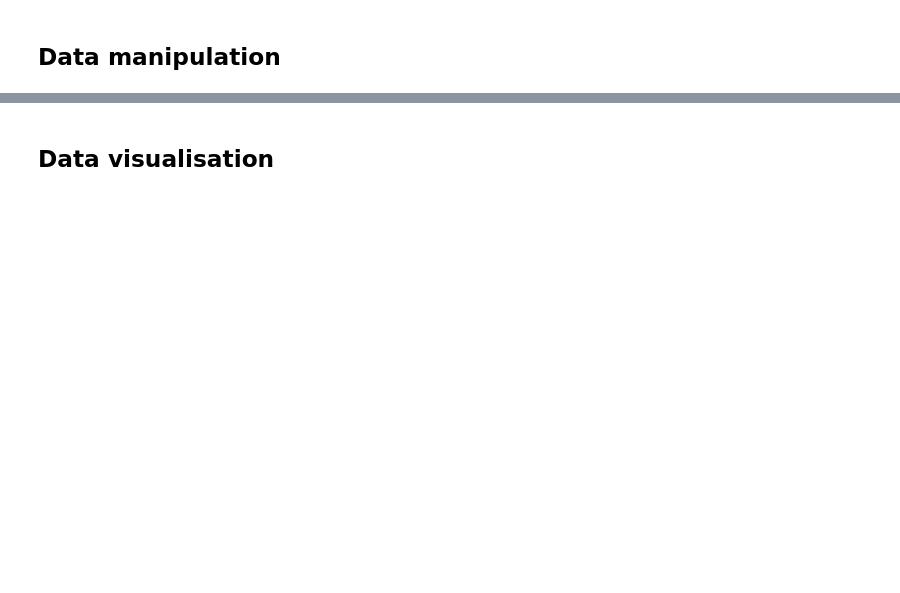
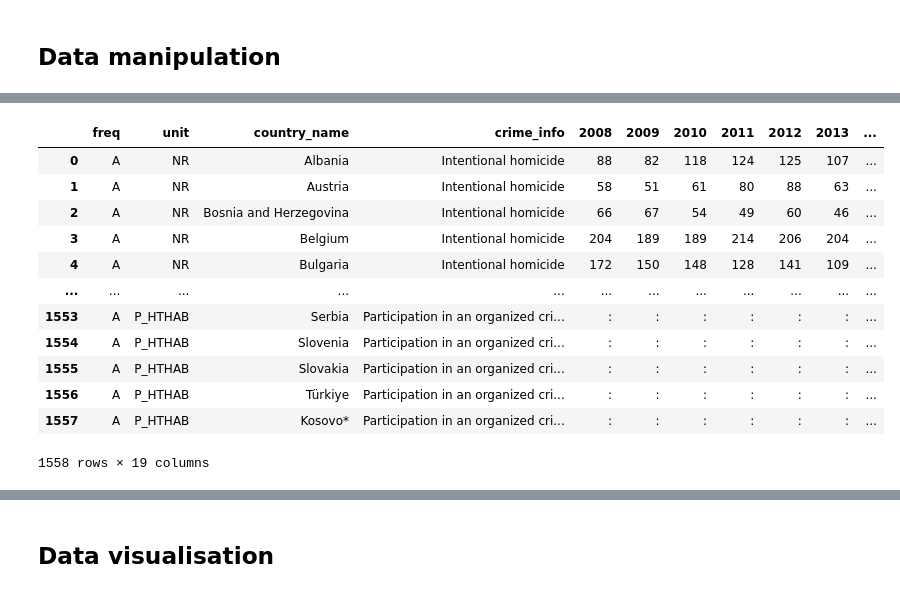
Before and after one commit to klbek/Analysis-of-Crime-in-the-EU, a Jupyter notebook: test_dat_zkouska2.ipynb, the cells around one changed output, grey strips where cells are left out. Cells and saved outputs as stored; diff of their text form; code cells hidden in the pictures; blank space fills up the shorter version.

```diff
--- a/test_dat_zkouska2.ipynb
+++ b/test_dat_zkouska2.ipynb
@@ -16,6 +37,22 @@ data = data.drop(data.columns[0], axis="columns") #odstraneni jiz rozdeleneho sl
 reorg_columns = data.columns.tolist()
 final_reorg_columns = reorg_columns[-count_split_columns:] + reorg_columns[:-count_split_columns]
 data = data[final_reorg_columns]
+# %%
+data
+# %% [output]
+|  | freq | unit | country_name | crime_info | 2008 | 2009 | 2010 | 2011 | 2012 | 2013 | ... |
+| 0 | A | NR | Albania | Intentional homicide | 88 | 82 | 118 | 124 | 125 | 107 | ... |
+| 1 | A | NR | Austria | Intentional homicide | 58 | 51 | 61 | 80 | 88 | 63 | ... |
+| 2 | A | NR | Bosnia and Herzegovina | Intentional homicide | 66 | 67 | 54 | 49 | 60 | 46 | ... |
+| 3 | A | NR | Belgium | Intentional homicide | 204 | 189 | 189 | 214 | 206 | 204 | ... |
+| 4 | A | NR | Bulgaria | Intentional homicide | 172 | 150 | 148 | 128 | 141 | 109 | ... |
+| ... | ... | ... | ... | ... | ... | ... | ... | ... | ... | ... | ... |
+| 1553 | A | P_HTHAB | Serbia | Participation in an organized cri... | : | : | : | : | : | : | ... |
+| 1554 | A | P_HTHAB | Slovenia | Participation in an organized cri... | : | : | : | : | : | : | ... |
+| 1555 | A | P_HTHAB | Slovakia | Participation in an organized cri... | : | : | : | : | : | : | ... |
+| 1556 | A | P_HTHAB | Türkiye | Participation in an organized cri... | : | : | : | : | : | : | ... |
+| 1557 | A | P_HTHAB | Kosovo* | Participation in an organized cri... | : | : | : | : | : | : | ... |
+1558 rows × 19 columns
 # %%
 data = data.replace(": ", 'NaN')
 
```
Also changed, not shown: parts of 9 cells of this notebook.
